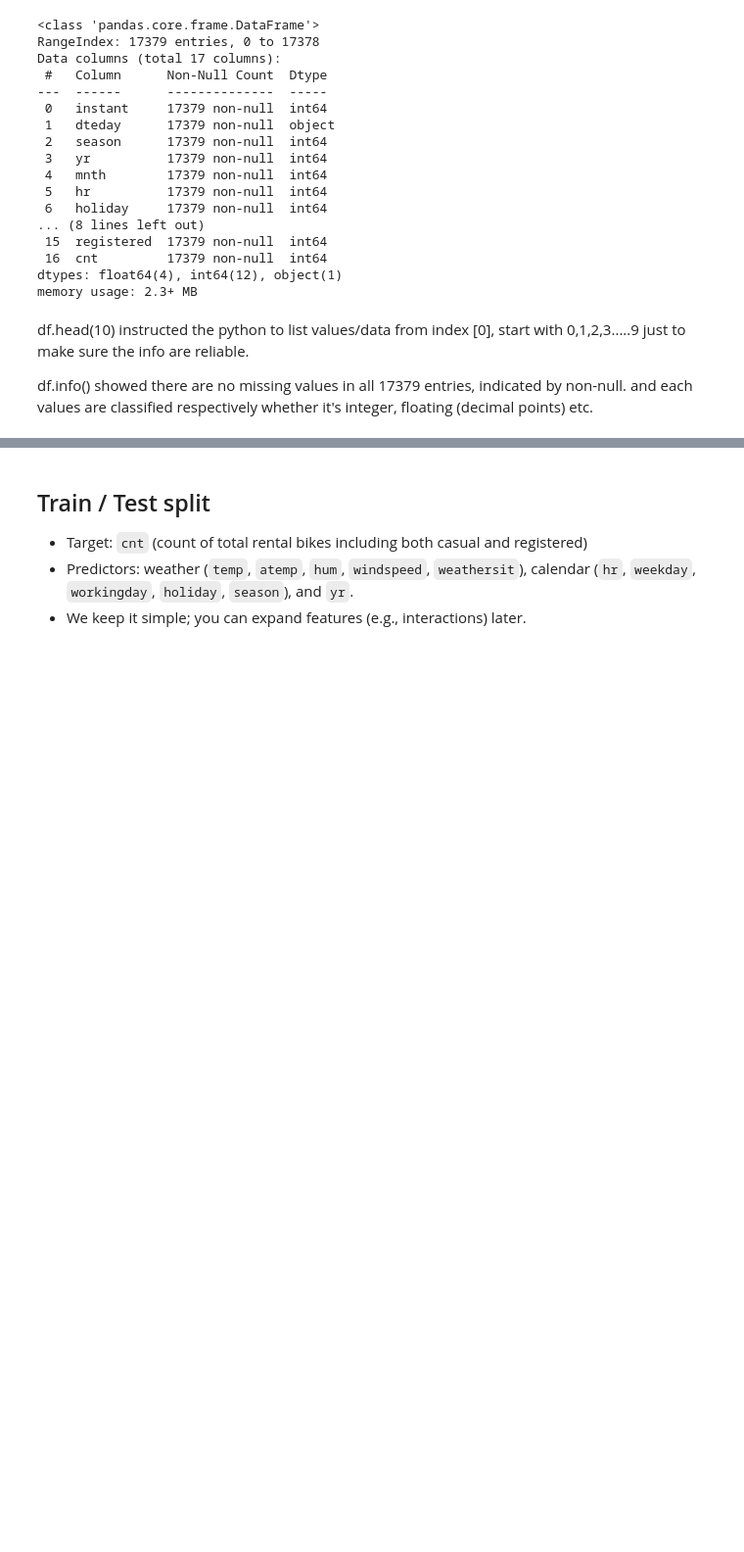
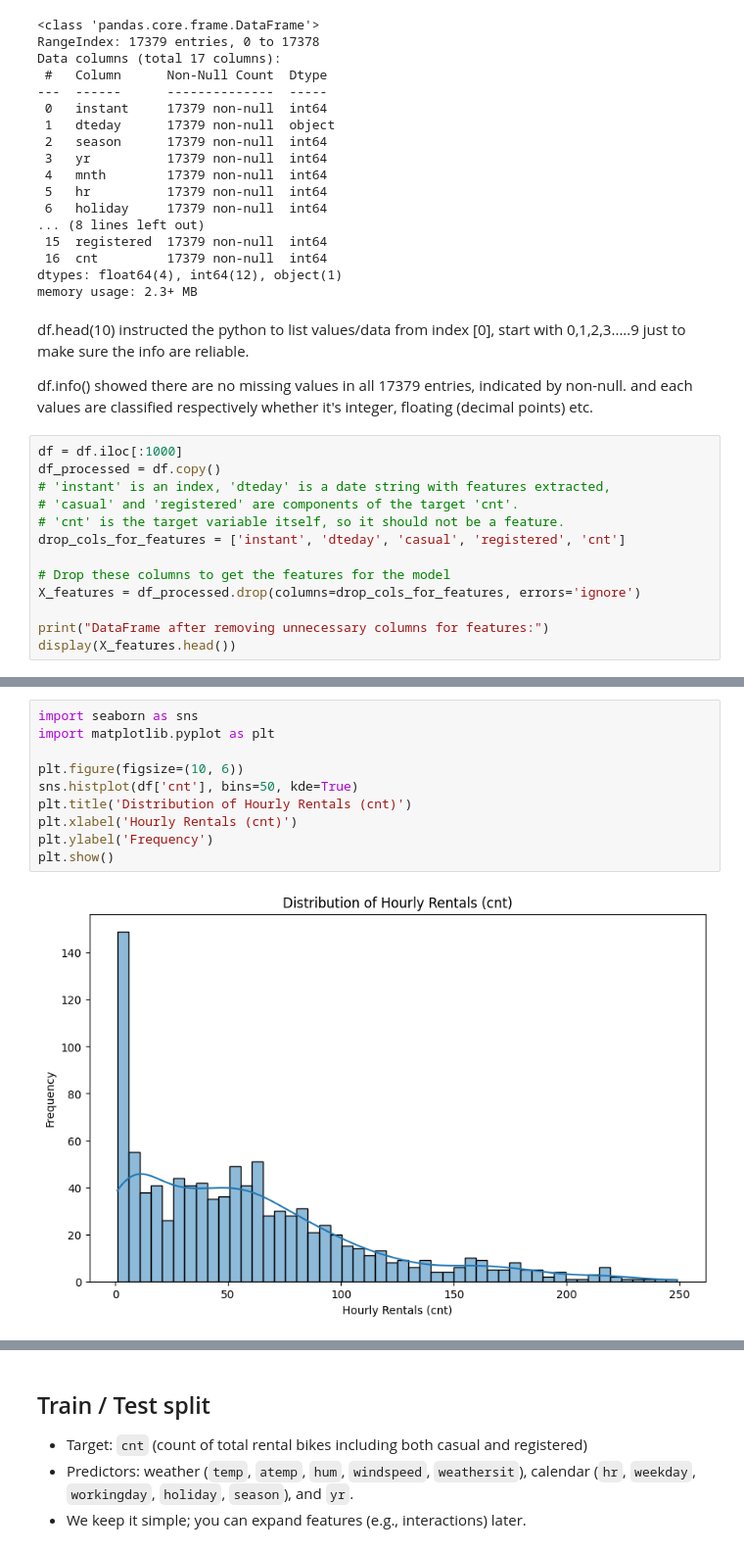
Before and after one commit to marziqhaqkim-dotcom/ai_course_exercises, a Jupyter notebook: Exercise_2_regression_model/Assignment_1_Regression_model.ipynb, the cells around one changed output, grey strips where cells are left out. Shown at 98% size. Cells and saved outputs as stored; diff of their text form; blank space fills up the shorter version.

```diff
--- a/Exercise_2_regression_model/Assignment_1_Regression_model.ipynb
+++ b/Exercise_2_regression_model/Assignment_1_Regression_model.ipynb
@@ -64,3 +64,16 @@ memory usage: 2.3+ MB
 df.head(10) instructed the python to list values/data from index [0], start with 0,1,2,3.....9 just to make sure the info are reliable.
 
 df.info() showed there are no missing values in all 17379 entries, indicated by non-null. and each values are classified respectively whether it's integer, floating (decimal points) etc.
+# %%
+df = df.iloc[:1000]
+df_processed = df.copy()
+# 'instant' is an index, 'dteday' is a date string with features extracted,
+# 'casual' and 'registered' are components of the target 'cnt'.
+# 'cnt' is the target variable itself, so it should not be a feature.
+drop_cols_for_features = ['instant', 'dteday', 'casual', 'registered', 'cnt']
+
+# Drop these columns to get the features for the model
+X_features = df_processed.drop(columns=drop_cols_for_features, errors='ignore')
+
+print("DataFrame after removing unnecessary columns for features:")
+display(X_features.head())
@@ -66,0 +88,12 @@ df.info() showed there are no missing values in all 17379 entries, indicated by
+# %%
+import seaborn as sns
+import matplotlib.pyplot as plt
+
+plt.figure(figsize=(10, 6))
+sns.histplot(df['cnt'], bins=50, kde=True)
+plt.title('Distribution of Hourly Rentals (cnt)')
+plt.xlabel('Hourly Rentals (cnt)')
+plt.ylabel('Frequency')
+plt.show()
+# %% [output]
+[figure, added]
```
Also changed, not shown: parts of 4 cells of this notebook.
